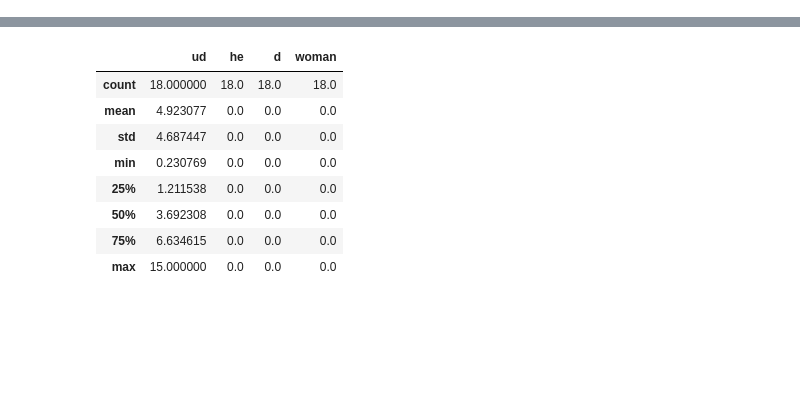
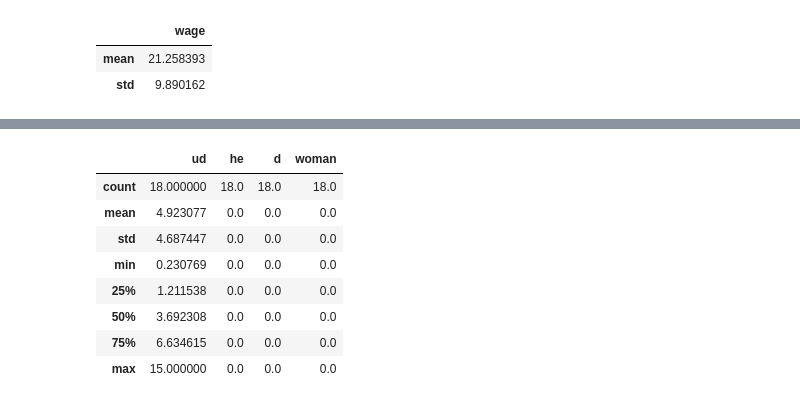
Before and after one commit to meganmccoy/masters-thesis, a Jupyter notebook: notebook/882 Replication.ipynb, the cells around one changed output, grey strips where cells are left out. Drawn from its saved outputs; the diff is of its cells as text; code cells hidden in the pictures; blank space fills up the shorter version.

```diff
--- a/notebook/882 Replication.ipynb
+++ b/notebook/882 Replication.ipynb
@@ -35 +72,7 @@ FU = F[F['d']==0]
+# %%
+ME.agg({'wage': ['mean', 'std']})
+# %% [output]
+|  | wage |
+| mean | 21.258393 |
+| std | 9.890162 |
 # %%
```
Also changed, not shown: parts of 10 cells of this notebook.
